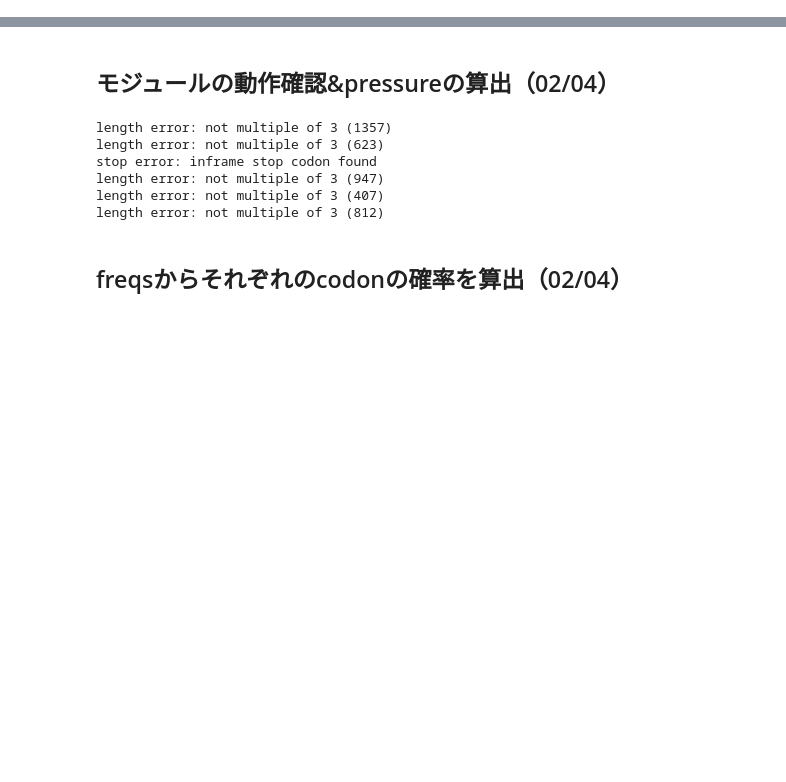
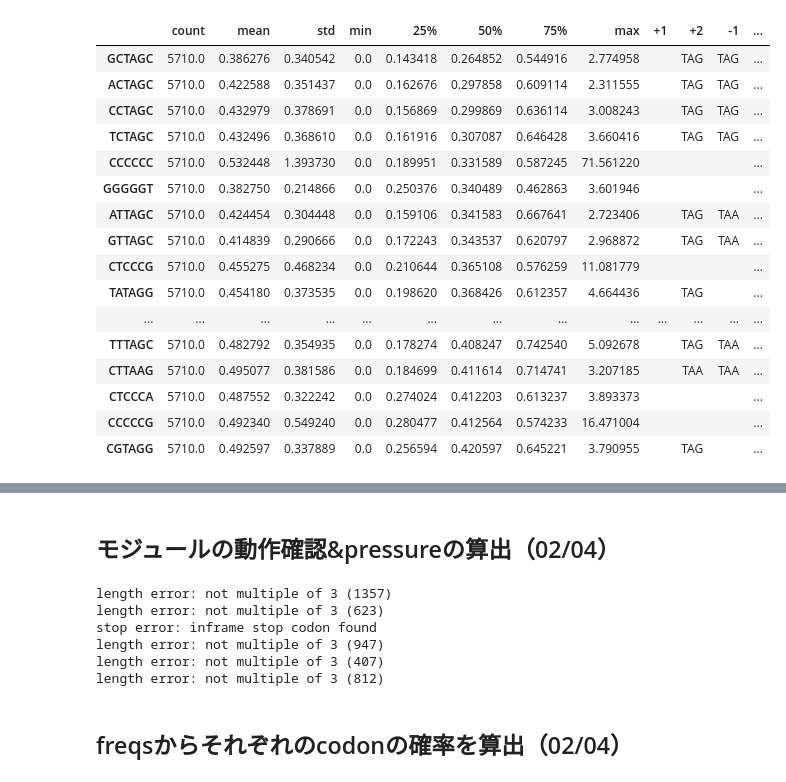
Before and after one commit to LaGuer/bicodon, a Jupyter notebook: freqs.ipynb, the cells around one changed output, grey strips where cells are left out. Cells and saved outputs as stored; diff of their text form; code cells hidden in the pictures; blank space fills up the shorter version.

Commit message:
done bicodon.tsv

```diff
--- a/freqs.ipynb
+++ b/freqs.ipynb
@@ -12,0 +9,6 @@ The autoreload extension is already loaded. To reload it, use:
+# %%
+ref_fp = "./data/refseq.csv"
+ref_df = pd.read_csv(ref_fp)
+ref_df = ref_df[ref_df["genetic_code"]==11]
+print(len(ref_df))
+ref_df.head()
@@ -12,0 +25,25 @@ The autoreload extension is already loaded. To reload it, use:
+# %%
+def find_altstop(bicodon, phase):
+    if phase == "+1":
+        codon = bicodon[1:4]
+    elif phase == "+2":
+        codon = bicodon[2:5]
+    elif phase == "-1":
+        codon = str(Seq(bicodon[1:4]).reverse_complement())
+    elif phase == "-2":
+        codon = str(Seq(bicodon[2:5]).reverse_complement())
+
+    if codon in ["TAA", "TAG", "TGA"]:
+        return codon
+    else:
+        return ""
+# %%
+%%time
+
+lstlst = []
+for acc in ref_df["acc"]:
+    fp = "./data/pressure/{}.csv".format(acc)
+    df = pd.read_csv(fp)
+    lstlst.append(df["pres"].values)
+
+all_df = pd.DataFrame(lstlst, columns=df["bicodon"].values)
@@ -12,0 +66,3 @@ The autoreload extension is already loaded. To reload it, use:
+# %%
+stat_df = all_df.describe().T
+stat_df.head()
@@ -12,0 +76,23 @@ The autoreload extension is already loaded. To reload it, use:
+# %%
+#top_df = stat_df.sort_values(by="50%").head(20).copy()
+for phase in ["+1", "+2", "-1", "-2"]:
+    stat_df[phase] = stat_df.index.map(lambda x:find_altstop(x, phase))
+stat_df.sort_values(by="50%").head(20)
+# %% [output]
+|  | count | mean | std | min | 25% | 50% | 75% | max | +1 | +2 | -1 | ... |
+| GCTAGC | 5710.0 | 0.386276 | 0.340542 | 0.0 | 0.143418 | 0.264852 | 0.544916 | 2.774958 |  | TAG | TAG | ... |
+| ACTAGC | 5710.0 | 0.422588 | 0.351437 | 0.0 | 0.162676 | 0.297858 | 0.609114 | 2.311555 |  | TAG | TAG | ... |
+| CCTAGC | 5710.0 | 0.432979 | 0.378691 | 0.0 | 0.156869 | 0.299869 | 0.636114 | 3.008243 |  | TAG | TAG | ... |
+| TCTAGC | 5710.0 | 0.432496 | 0.368610 | 0.0 | 0.161916 | 0.307087 | 0.646428 | 3.660416 |  | TAG | TAG | ... |
+| CCCCCC | 5710.0 | 0.532448 | 1.393730 | 0.0 | 0.189951 | 0.331589 | 0.587245 | 71.561220 |  |  |  | ... |
+| GGGGGT | 5710.0 | 0.382750 | 0.214866 | 0.0 | 0.250376 | 0.340489 | 0.462863 | 3.601946 |  |  |  | ... |
+| ATTAGC | 5710.0 | 0.424454 | 0.304448 | 0.0 | 0.159106 | 0.341583 | 0.667641 | 2.723406 |  | TAG | TAA | ... |
+| GTTAGC | 5710.0 | 0.414839 | 0.290666 | 0.0 | 0.172243 | 0.343537 | 0.620797 | 2.968872 |  | TAG | TAA | ... |
+| CTCCCG | 5710.0 | 0.455275 | 0.468234 | 0.0 | 0.210644 | 0.365108 | 0.576259 | 11.081779 |  |  |  | ... |
+| TATAGG | 5710.0 | 0.454180 | 0.373535 | 0.0 | 0.198620 | 0.368426 | 0.612357 | 4.664436 |  | TAG |  | ... |
+| ... | ... | ... | ... | ... | ... | ... | ... | ... | ... | ... | ... | ... |
+| TTTAGC | 5710.0 | 0.482792 | 0.354935 | 0.0 | 0.178274 | 0.408247 | 0.742540 | 5.092678 |  | TAG | TAA | ... |
+| CTTAAG | 5710.0 | 0.495077 | 0.381586 | 0.0 | 0.184699 | 0.411614 | 0.714741 | 3.207185 |  | TAA | TAA | ... |
+| CTCCCA | 5710.0 | 0.487552 | 0.322242 | 0.0 | 0.274024 | 0.412203 | 0.613237 | 3.893373 |  |  |  | ... |
+| CCCCCG | 5710.0 | 0.492340 | 0.549240 | 0.0 | 0.280477 | 0.412564 | 0.574233 | 16.471004 |  |  |  | ... |
+| CGTAGG | 5710.0 | 0.492597 | 0.337889 | 0.0 | 0.256594 | 0.420597 | 0.645221 | 3.790955 |  | TAG |  | ... |
```
Also changed, not shown: parts of 24 cells of this notebook, 3 other files.
